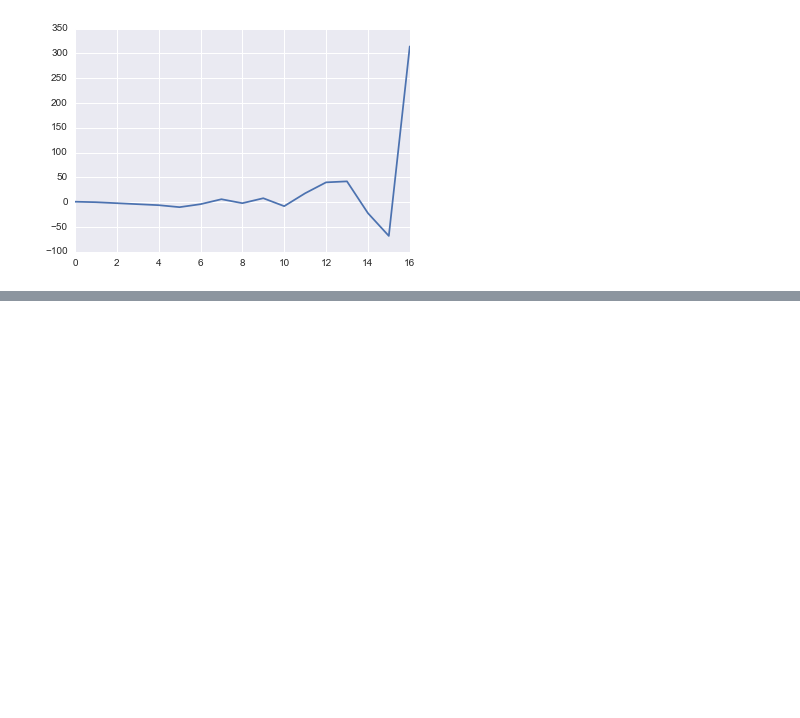
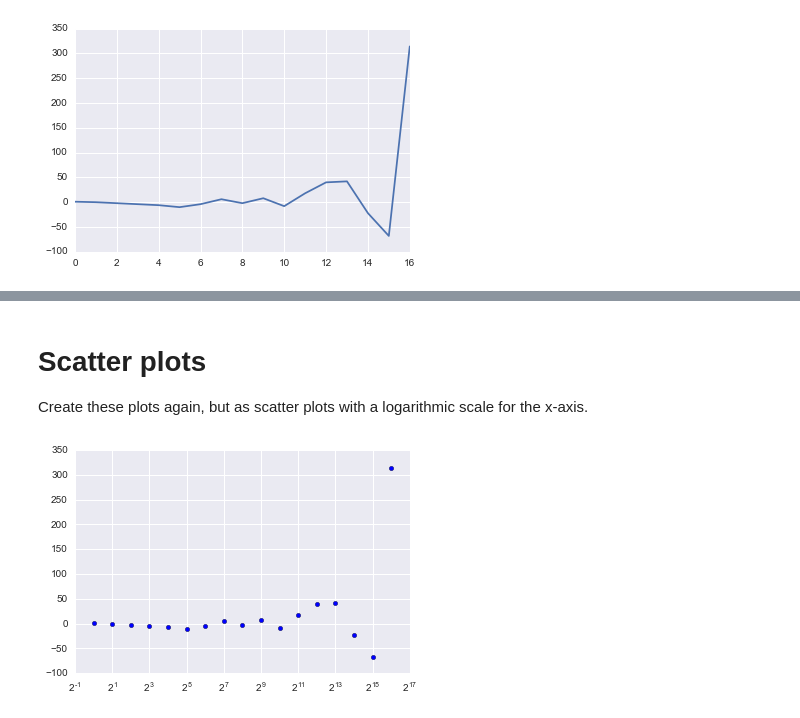
Before and after one commit to tarakdavis/flipping_out, a Jupyter notebook: coin-flips.ipynb, the cells around one changed output, grey strips where cells are left out. Drawn from its saved outputs; the diff is of its cells as text; code cells hidden in the pictures; blank space fills up the shorter version.

```diff
--- a/coin-flips.ipynb
+++ b/coin-flips.ipynb
@@ -72,0 +85,13 @@ plt.show()
+# %% [markdown]
+# Scatter plots
+Create these plots again, but as scatter plots with a logarithmic scale for the x-axis.
+# %%
+x_values = []
+for num in range(len(differences)):
+    x_values.append(2**num)
+
+plt.scatter(x_values, differences)
+plt.xscale('log', basex = 2)
+plt.show()
+# %% [output]
+[figure, added]
```
Also changed, not shown: parts of 6 cells of this notebook.
